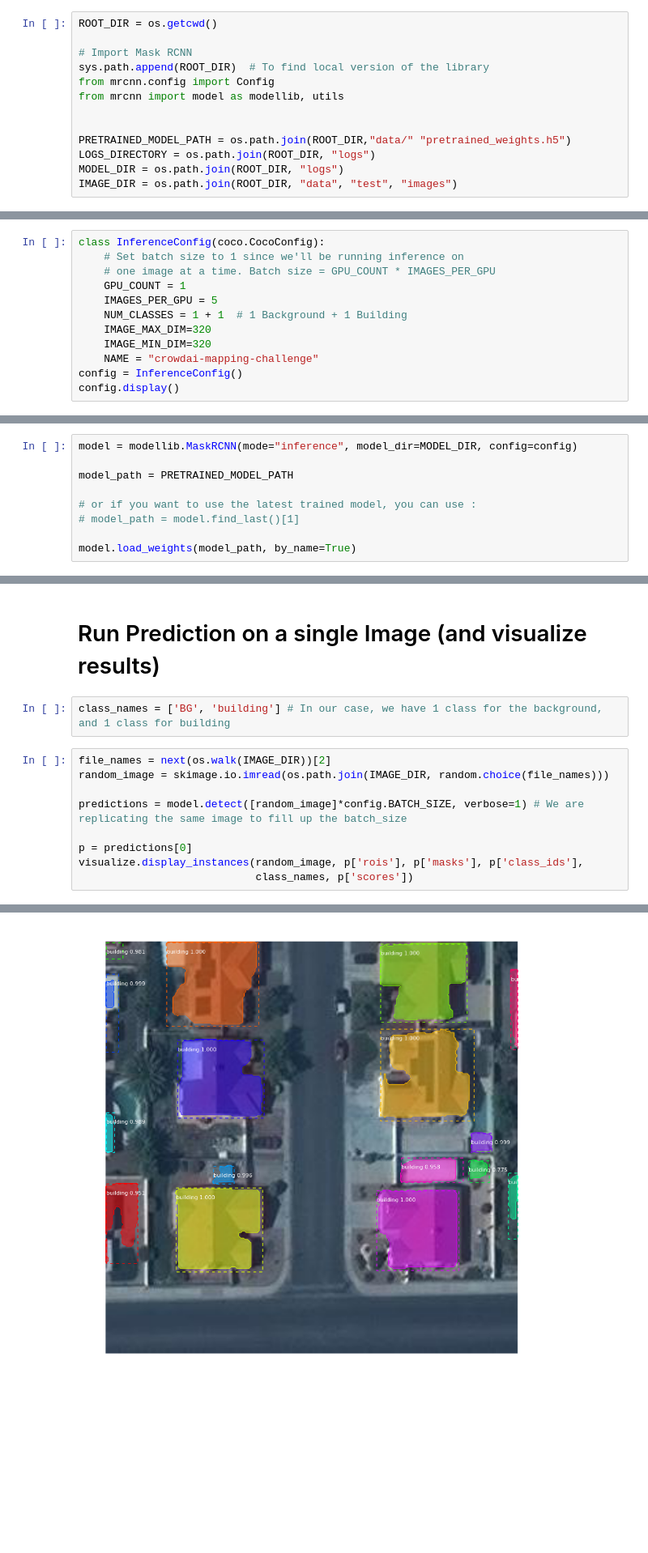
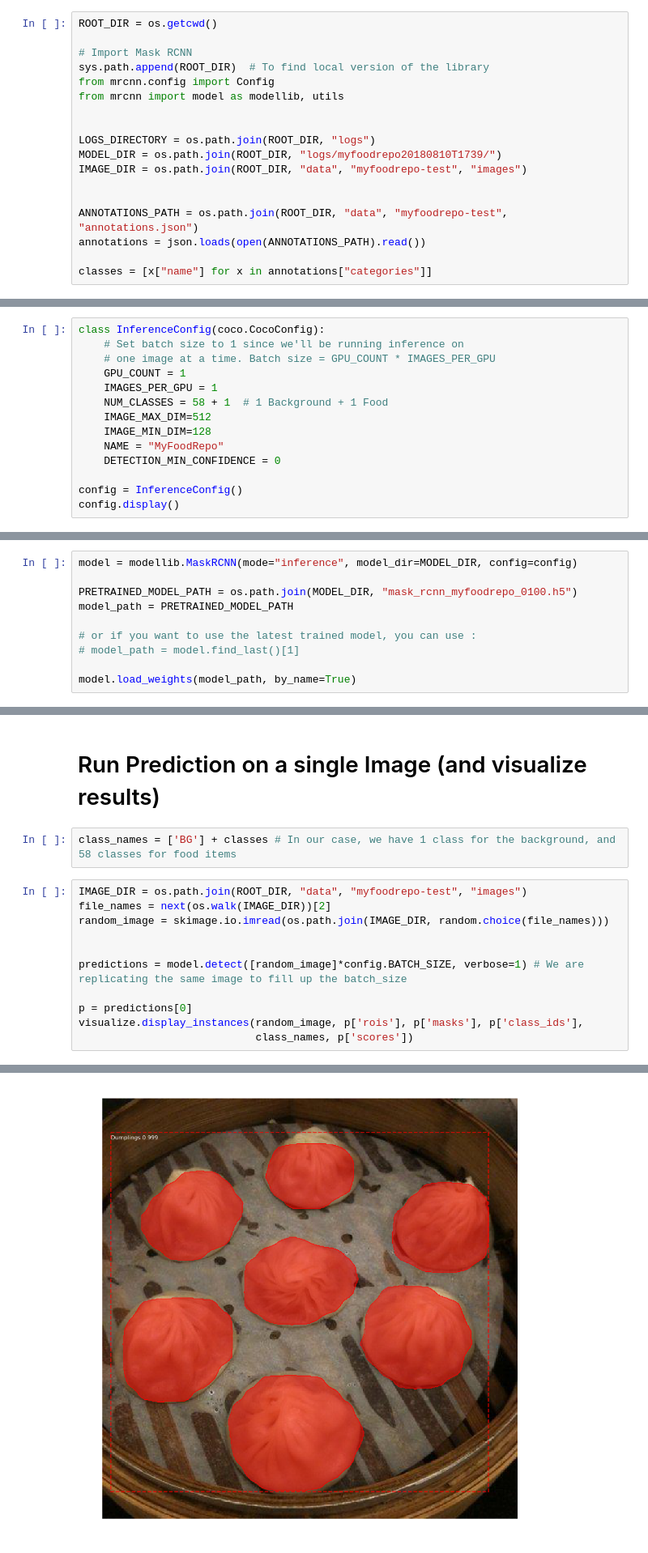
Before and after one commit to salathegroup/crowdai-mapping-challenge-mask-rcnn, a Jupyter notebook: Prediction-and-Submission.ipynb, the cells around one changed output, grey strips where cells are left out. Shown: that part at 81% size. Saved outputs shown, nothing was run; the diff lists cells and outputs as text; blank space fills up the shorter version.

```diff
--- a/Prediction-and-Submission.ipynb
+++ b/Prediction-and-Submission.ipynb
@@ -66,10 +87,15 @@ from mrcnn.config import Config
 from mrcnn import model as modellib, utils
 
 
-PRETRAINED_MODEL_PATH = os.path.join(ROOT_DIR,"data/" "pretrained_weights.h5")
 LOGS_DIRECTORY = os.path.join(ROOT_DIR, "logs")
-MODEL_DIR = os.path.join(ROOT_DIR, "logs")
-IMAGE_DIR = os.path.join(ROOT_DIR, "data", "test", "images")
+MODEL_DIR = os.path.join(ROOT_DIR, "logs/myfoodrepo20180810T1739/")
+IMAGE_DIR = os.path.join(ROOT_DIR, "data", "myfoodrepo-test", "images")
+
+
+ANNOTATIONS_PATH = os.path.join(ROOT_DIR, "data", "myfoodrepo-test", "annotations.json")
+annotations = json.loads(open(ANNOTATIONS_PATH).read())
+
+classes = [x["name"] for x in annotations["categories"]]
 # %% [markdown]
 # Instantitate Inference Config
 # %%
@@ -77,11 +103,13 @@ class InferenceConfig(coco.CocoConfig):
     # Set batch size to 1 since we'll be running inference on
     # one image at a time. Batch size = GPU_COUNT * IMAGES_PER_GPU
     GPU_COUNT = 1
-    IMAGES_PER_GPU = 5
-    NUM_CLASSES = 1 + 1  # 1 Background + 1 Building
-    IMAGE_MAX_DIM=320
-    IMAGE_MIN_DIM=320
-    NAME = "crowdai-mapping-challenge"
+    IMAGES_PER_GPU = 1
+    NUM_CLASSES = 58 + 1  # 1 Background + 1 Food
+    IMAGE_MAX_DIM=512
+    IMAGE_MIN_DIM=128
+    NAME = "MyFoodRepo"
+    DETECTION_MIN_CONFIDENCE = 0
+
 config = InferenceConfig()
 config.display()
 # %% [output]
@@ -107,6 +135,7 @@ WEIGHT_DECAY                   0.0001
 # %%
 model = modellib.MaskRCNN(mode="inference", model_dir=MODEL_DIR, config=config)
 
+PRETRAINED_MODEL_PATH = os.path.join(MODEL_DIR, "mask_rcnn_myfoodrepo_0100.h5")
 model_path = PRETRAINED_MODEL_PATH
 
 # or if you want to use the latest trained model, you can use :
@@ -116,10 +147,12 @@ model.load_weights(model_path, by_name=True)
 # %% [markdown]
 # Run Prediction on a single Image (and visualize results)
 # %%
-class_names = ['BG', 'building'] # In our case, we have 1 class for the background, and 1 class for building
+class_names = ['BG'] + classes # In our case, we have 1 class for the background, and 58 classes for food items
 # %%
+IMAGE_DIR = os.path.join(ROOT_DIR, "data", "myfoodrepo-test", "images")
 file_names = next(os.walk(IMAGE_DIR))[2]
 random_image = skimage.io.imread(os.path.join(IMAGE_DIR, random.choice(file_names)))
+
 
 predictions = model.detect([random_image]*config.BATCH_SIZE, verbose=1) # We are replicating the same image to fill up the batch_size
 
@@ -135,4 +168,4 @@ anchors                  shape: (1, 25575, 4)         min:   -1.13492  max:    1
-[figure, old version]
+[figure, new version]
 # %% [markdown]
 # Run predictions on all the images in the test set
 
```
Also changed, not shown: parts of 4 cells of this notebook, 2 other files.
